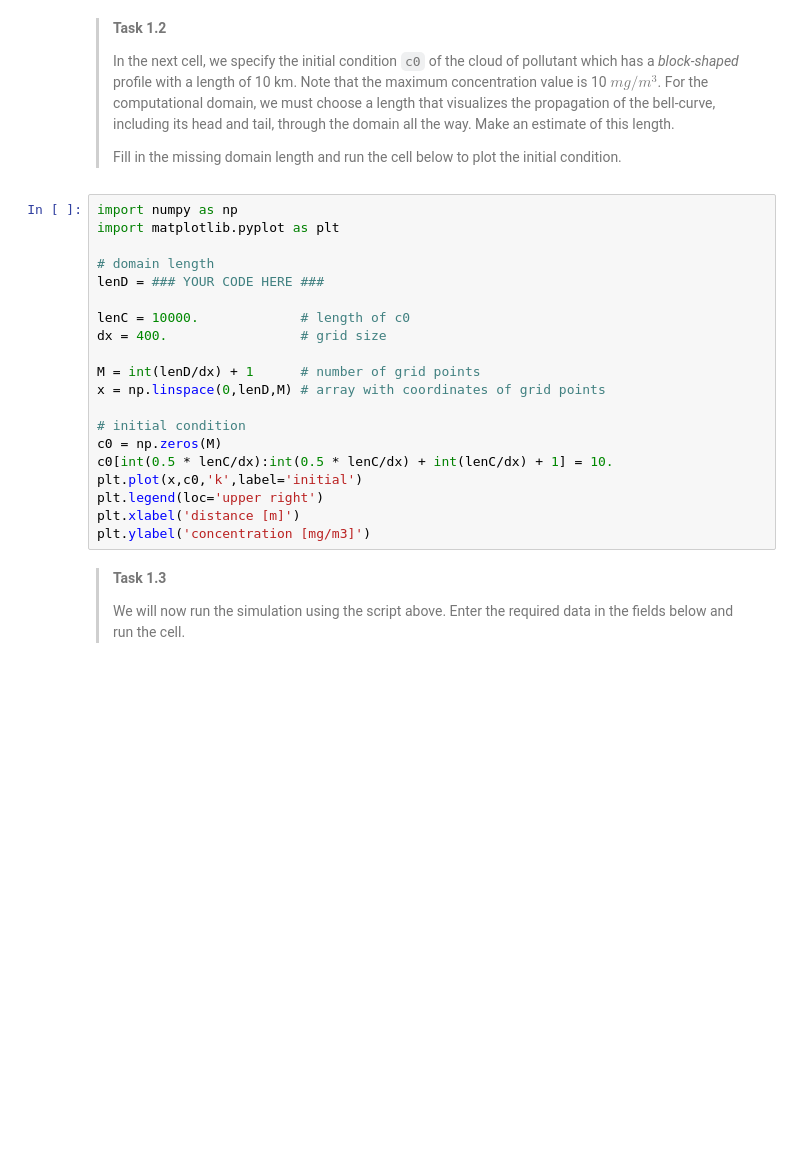
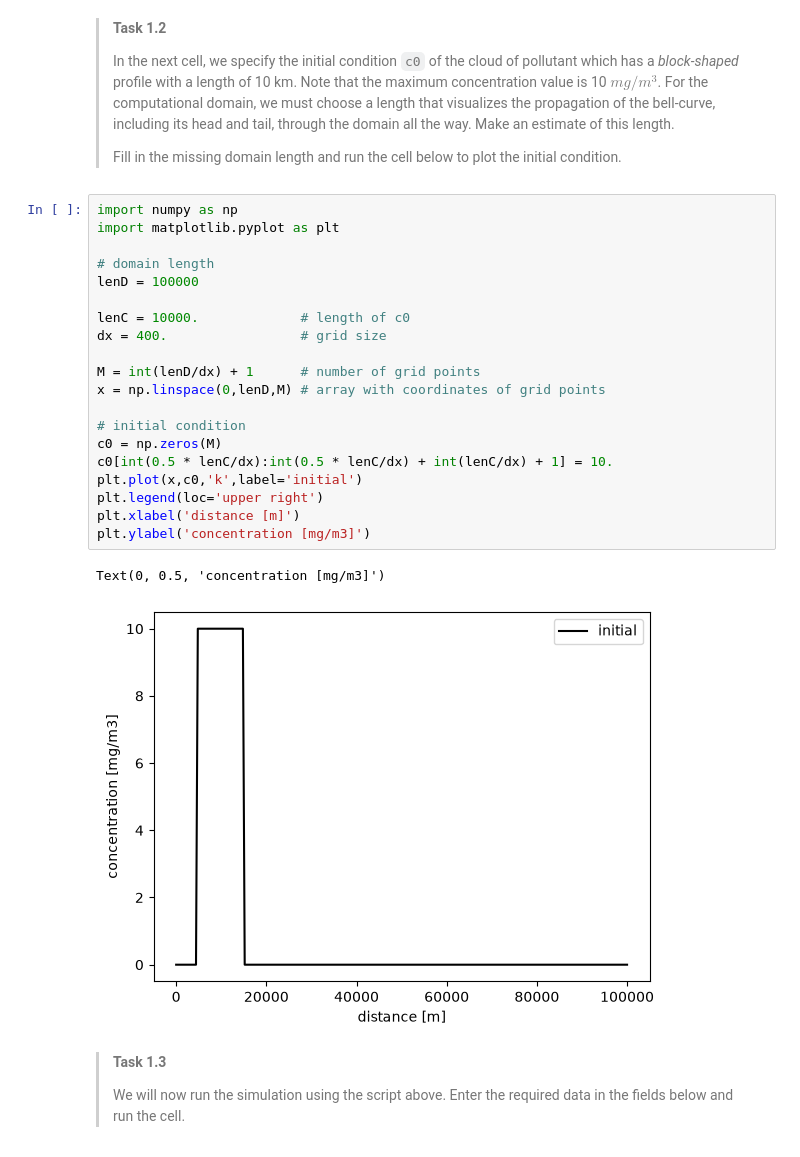
Before and after one commit to Jonathanvandeminkelis/MUDE2GA2.1, a Jupyter notebook: grp09.ipynb, the cells around one changed output. Drawn from its saved outputs; the diff is of its cells as text; blank space fills up the shorter version.

```diff
--- a/grp09.ipynb
+++ b/grp09.ipynb
@@ -100,23 +100,26 @@ from advdiff import advdiff
 # %%
 import numpy as np
 import matplotlib.pyplot as plt
 
 # domain length
-lenD = ### YOUR CODE HERE ###
+lenD = 100000
 
 lenC = 10000.             # length of c0
 dx = 400.                 # grid size
 
 M = int(lenD/dx) + 1      # number of grid points
 x = np.linspace(0,lenD,M) # array with coordinates of grid points
 
 # initial condition
 c0 = np.zeros(M)
 c0[int(0.5 * lenC/dx):int(0.5 * lenC/dx) + int(lenC/dx) + 1] = 10.
 plt.plot(x,c0,'k',label='initial')
 plt.legend(loc='upper right')
 plt.xlabel('distance [m]')
 plt.ylabel('concentration [mg/m3]')
+# %% [output]
+Text(0, 0.5, 'concentration [mg/m3]')
+[figure, added]
 # %% [markdown]
 >**Task 1.3**
 >
```
Also changed, not shown: parts of 3 cells of this notebook.
